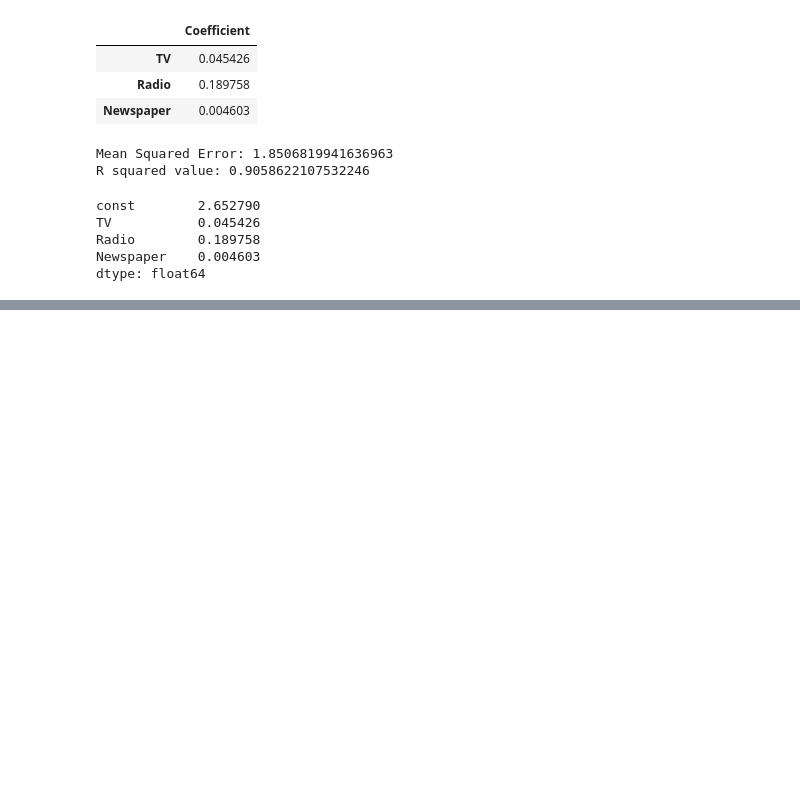
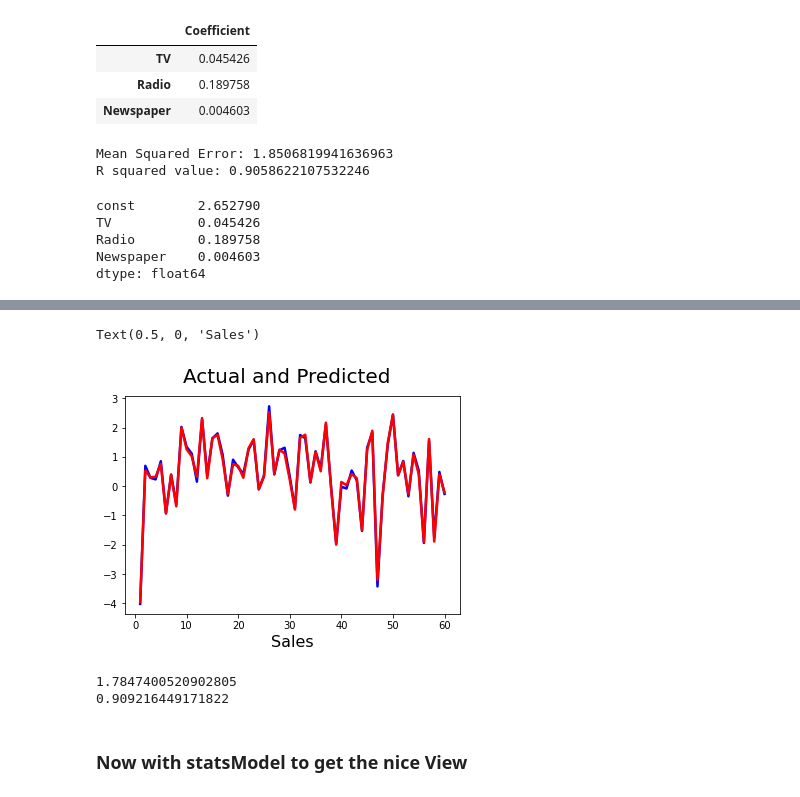
Before and after one commit to Mgrdich/machine_learning_playground, a Jupyter notebook: multiple_linear_regression.ipynb, the cells around one changed output, grey strips where cells are left out. Saved outputs shown, nothing was run; the diff lists cells and outputs as text; code cells hidden in the pictures; blank space fills up the shorter version.

```diff
--- a/multiple_linear_regression.ipynb
+++ b/multiple_linear_regression.ipynb
@@ -140,0 +183,12 @@ Notes:
+# %%
+# actual vs predicted with new term
+c = [i for i in range(1,61,1)]
+fig = plt.figure()
+plt.plot(c,y_test-y_pred,color='blue',linewidth=2.5,linestyle='-')
+plt.plot(c,y_test-y_pred_new,color='red',linewidth=2.5,linestyle='-')
+fig.suptitle('Actual and Predicted',fontsize=20)
+plt.xlabel('Index',fontsize=18)
+plt.xlabel('Sales',fontsize=16)
+# %% [output]
+Text(0.5, 0, 'Sales')
+[figure, added]
@@ -140,0 +199,8 @@ Notes:
+# %%
+print(mse)
+print(r_squared)
+# %% [output]
+1.7847400520902805
+0.909216449171822
+# %% [markdown]
+### Now with statsModel to get the nice View
```
Also changed, not shown: parts of 15 cells of this notebook.
